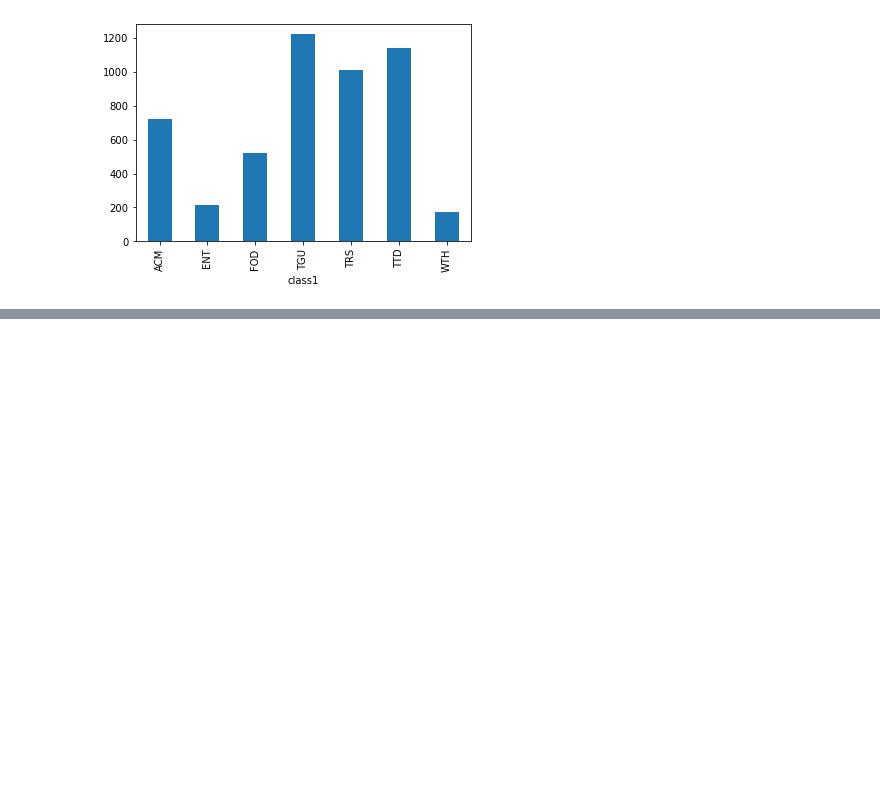
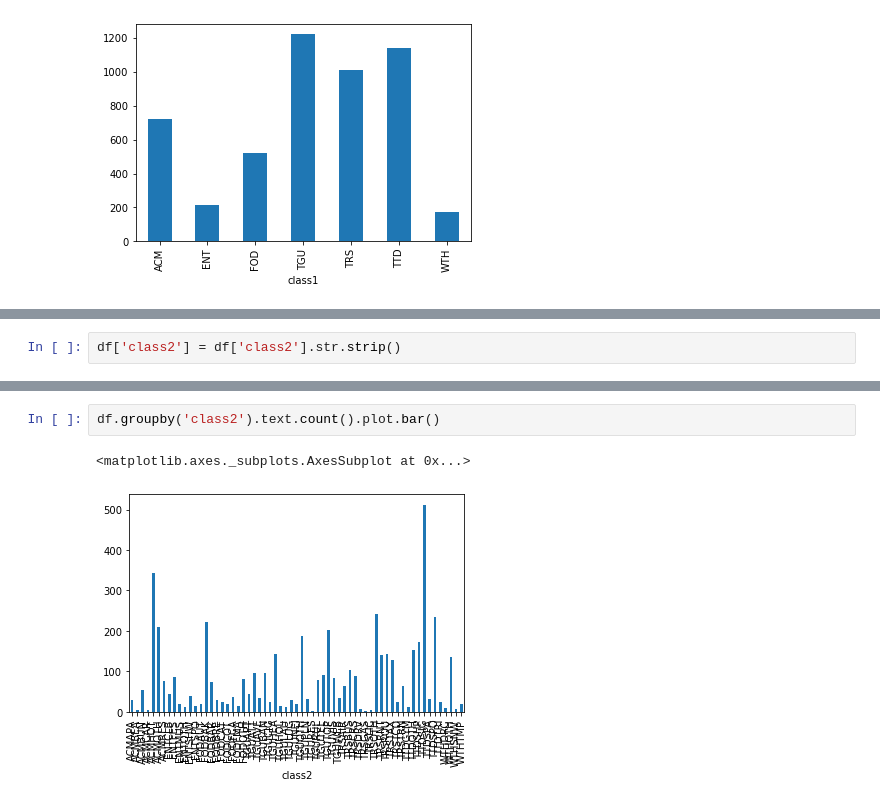
Before and after one commit to tsj1992/CS5616-NLP-A4, a Jupyter notebook: CS5616 - NLP - A4 - Text Classification.ipynb, the cells around one changed output, grey strips where cells are left out. Cells and saved outputs as stored; diff of their text form; blank space fills up the shorter version.

```diff
--- a/CS5616 - NLP - A4 - Text Classification.ipynb
+++ b/CS5616 - NLP - A4 - Text Classification.ipynb
@@ -99,0 +146,2 @@ df.groupby('class1').text.count().plot.bar()
+# %%
+df['class2'] = df['class2'].str.strip()
@@ -99,0 +165,5 @@ df.groupby('class1').text.count().plot.bar()
+# %%
+df.groupby('class2').text.count().plot.bar()
+# %% [output]
+<matplotlib.axes._subplots.AxesSubplot at 0x...>
+[figure, added]
```
Also changed, not shown: parts of 16 cells of this notebook.
